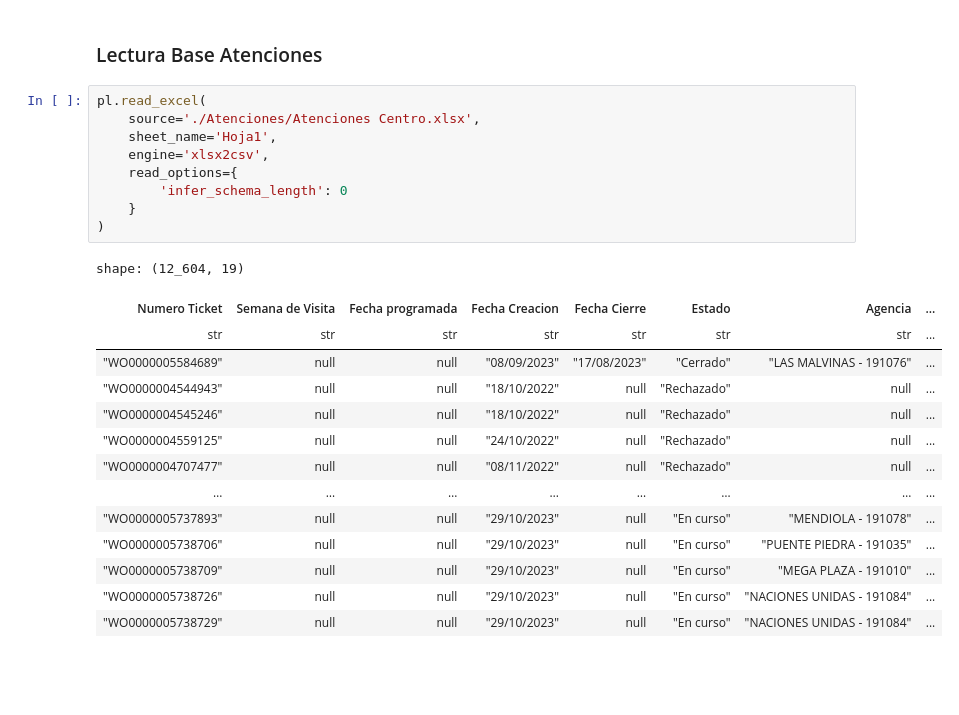
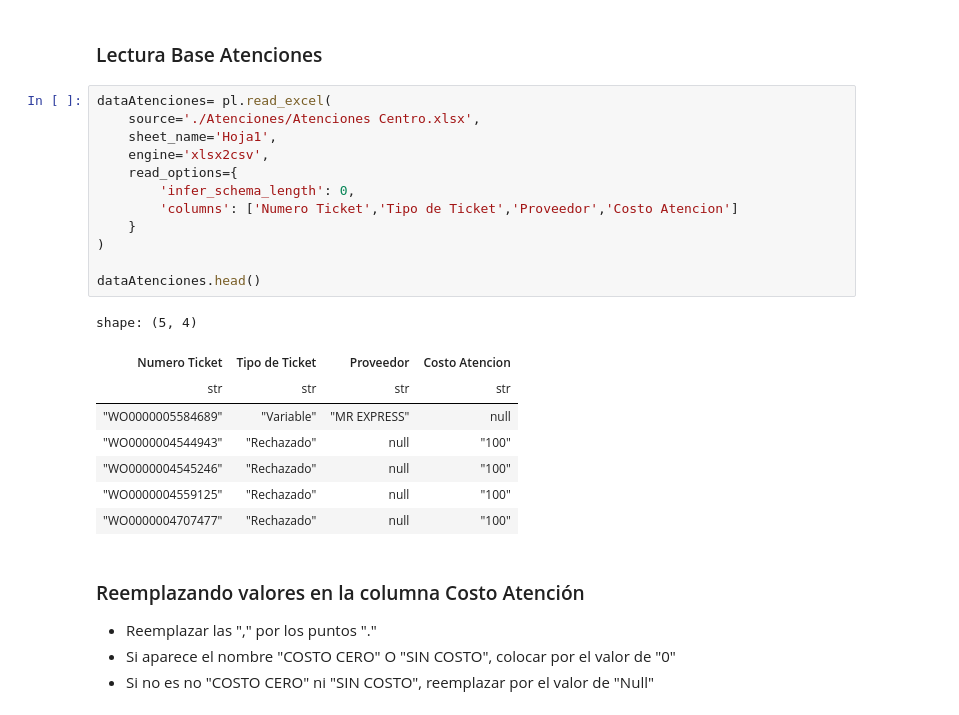
Before and after one commit to donh1t0/Python-for-ETL-E2, a Jupyter notebook: Proceso_ETL.ipynb, the cells around one changed output. Saved outputs shown, nothing was run; the diff lists cells and outputs as text; blank space fills up the shorter version.

```diff
--- a/Proceso_ETL.ipynb
+++ b/Proceso_ETL.ipynb
@@ -300,26 +296,28 @@ shape: (5, 10)
 # %% [markdown]
 ### Lectura Base Atenciones
 # %%
-pl.read_excel(
+dataAtenciones= pl.read_excel(
     source='./Atenciones/Atenciones Centro.xlsx',
     sheet_name='Hoja1',
     engine='xlsx2csv',
     read_options={
-        'infer_schema_length': 0
+        'infer_schema_length': 0,
+        'columns': ['Numero Ticket','Tipo de Ticket','Proveedor','Costo Atencion']
     }
 )
+
+dataAtenciones.head()
 # %% [output]
-shape: (12_604, 19)
+shape: (5, 4)
-| Numero Ticket | Semana de Visita | Fecha programada | Fecha Creacion | Fecha Cierre | Estado | Agencia | ... |
-| str | str | str | str | str | str | str | ... |
-| "WO0000005584689" | null | null | "08/09/2023" | "17/08/2023" | "Cerrado" | "LAS MALVINAS - 191076" | ... |
-| "WO0000004544943" | null | null | "18/10/2022" | null | "Rechazado" | null | ... |
-| "WO0000004545246" | null | null | "18/10/2022" | null | "Rechazado" | null | ... |
-| "WO0000004559125" | null | null | "24/10/2022" | null | "Rechazado" | null | ... |
-| "WO0000004707477" | null | null | "08/11/2022" | null | "Rechazado" | null | ... |
-| … | … | … | … | … | … | … | ... |
-| "WO0000005737893" | null | null | "29/10/2023" | null | "En curso" | "MENDIOLA - 191078" | ... |
-| "WO0000005738706" | null | null | "29/10/2023" | null | "En curso" | "PUENTE PIEDRA - 191035" | ... |
-| "WO0000005738709" | null | null | "29/10/2023" | null | "En curso" | "MEGA PLAZA - 191010" | ... |
-| "WO0000005738726" | null | null | "29/10/2023" | null | "En curso" | "NACIONES UNIDAS - 191084" | ... |
-| "WO0000005738729" | null | null | "29/10/2023" | null | "En curso" | "NACIONES UNIDAS - 191084" | ... |
+| Numero Ticket | Tipo de Ticket | Proveedor | Costo Atencion |
+| str | str | str | str |
+| "WO0000005584689" | "Variable" | "MR EXPRESS" | null |
+| "WO0000004544943" | "Rechazado" | null | "100" |
+| "WO0000004545246" | "Rechazado" | null | "100" |
+| "WO0000004559125" | "Rechazado" | null | "100" |
+| "WO0000004707477" | "Rechazado" | null | "100" |
+# %% [markdown]
+### Reemplazando valores en la columna Costo Atención
+- Reemplazar las "," por los puntos "."
+- Si aparece el nombre "COSTO CERO" O "SIN COSTO", colocar por el valor de "0"
+- Si no es no "COSTO CERO" ni "SIN COSTO", reemplazar por el valor de "Null"
```
Also changed, not shown: parts of 17 cells of this notebook, 1 other file.
